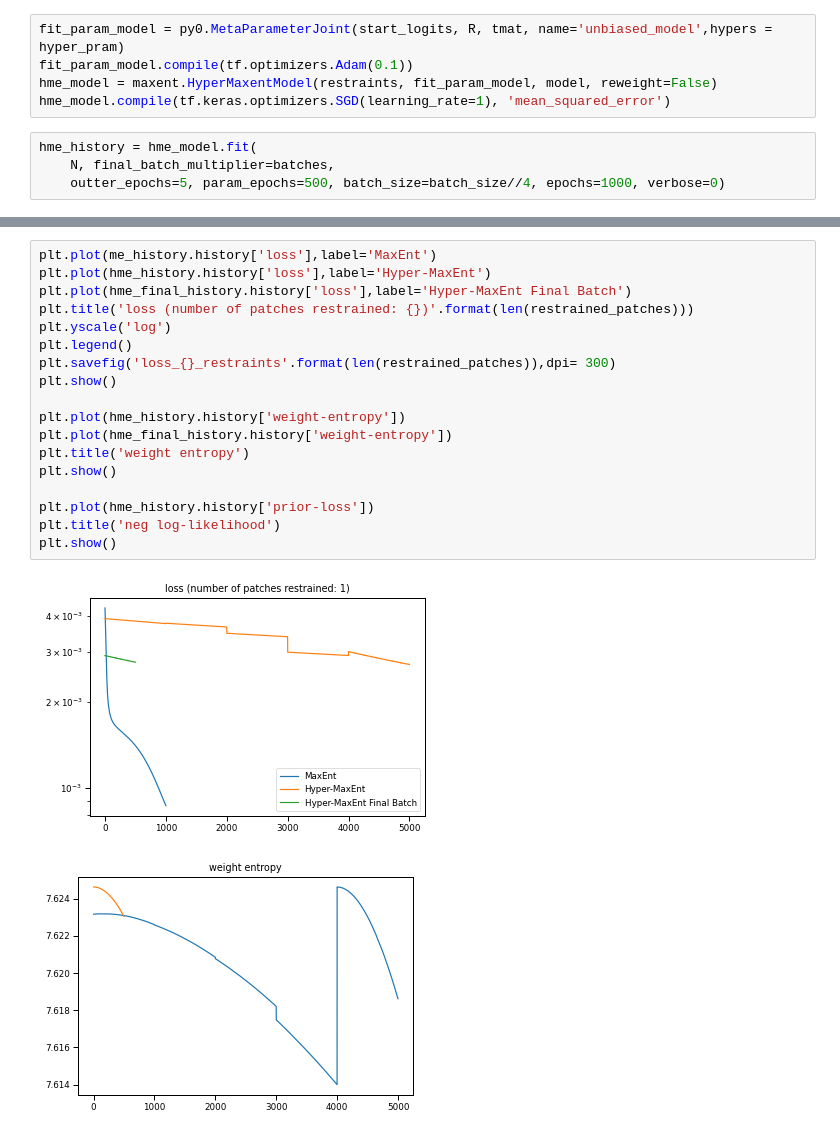
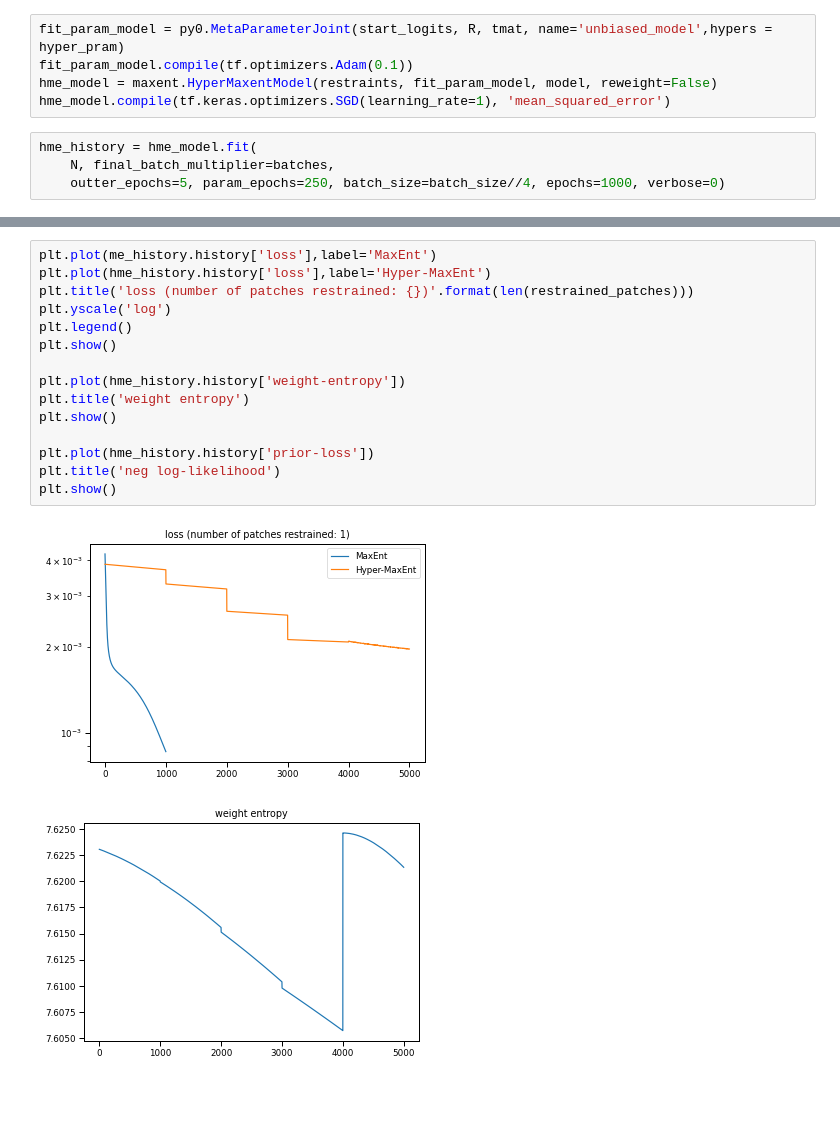
Before and after one commit to ur-whitelab/maxent, a Jupyter notebook: paper/epidemiology.ipynb, the cells around one changed output, grey strips where cells are left out. Drawn from its saved outputs; the diff is of its cells as text; blank space fills up the shorter version.

Commit message:
reduced epochs

```diff
--- a/paper/epidemiology.ipynb
+++ b/paper/epidemiology.ipynb
@@ -527,7 +527,7 @@ hme_model.compile(tf.keras.optimizers.SGD(learning_rate=1), 'mean_squared_error'
 # %%
 hme_history = hme_model.fit(
     N, final_batch_multiplier=batches,
-    outter_epochs=5, param_epochs=500, batch_size=batch_size//4, epochs=1000, verbose=0)
+    outter_epochs=5, param_epochs=250, batch_size=batch_size//4, epochs=1000, verbose=0)
 # %% [output]
 WARNING:tensorflow:Gradients do not exist for variables ['value:0', 'value:0', 'value:0', 'rho-dist-norm-hypers/kernel:0', 'beta/kernel:0'] when minimizing the loss.
 WARNING:tensorflow:Gradients do not exist for variables ['value:0', 'value:0', 'value:0', 'rho-dist-norm-hypers/kernel:0', 'beta/kernel:0'] when minimizing the loss.
@@ -573,21 +553,18 @@ Epoch 500/500
 # %%
 plt.plot(me_history.history['loss'],label='MaxEnt')
 plt.plot(hme_history.history['loss'],label='Hyper-MaxEnt')
-plt.plot(hme_final_history.history['loss'],label='Hyper-MaxEnt Final Batch')
 plt.title('loss (number of patches restrained: {})'.format(len(restrained_patches)))
 plt.yscale('log')
 plt.legend()
-plt.savefig('loss_{}_restraints'.format(len(restrained_patches)),dpi= 300)
 plt.show()
 
 plt.plot(hme_history.history['weight-entropy'])
-plt.plot(hme_final_history.history['weight-entropy'])
 plt.title('weight entropy')
 plt.show()
 
 plt.plot(hme_history.history['prior-loss'])
 plt.title('neg log-likelihood')
 plt.show()
 # %% [output]
-[figure, old version]
+[figure, new version]
-[figure, old version]
+[figure, new version]
```
Also changed, not shown: parts of 5 cells of this notebook, 1 other file.
